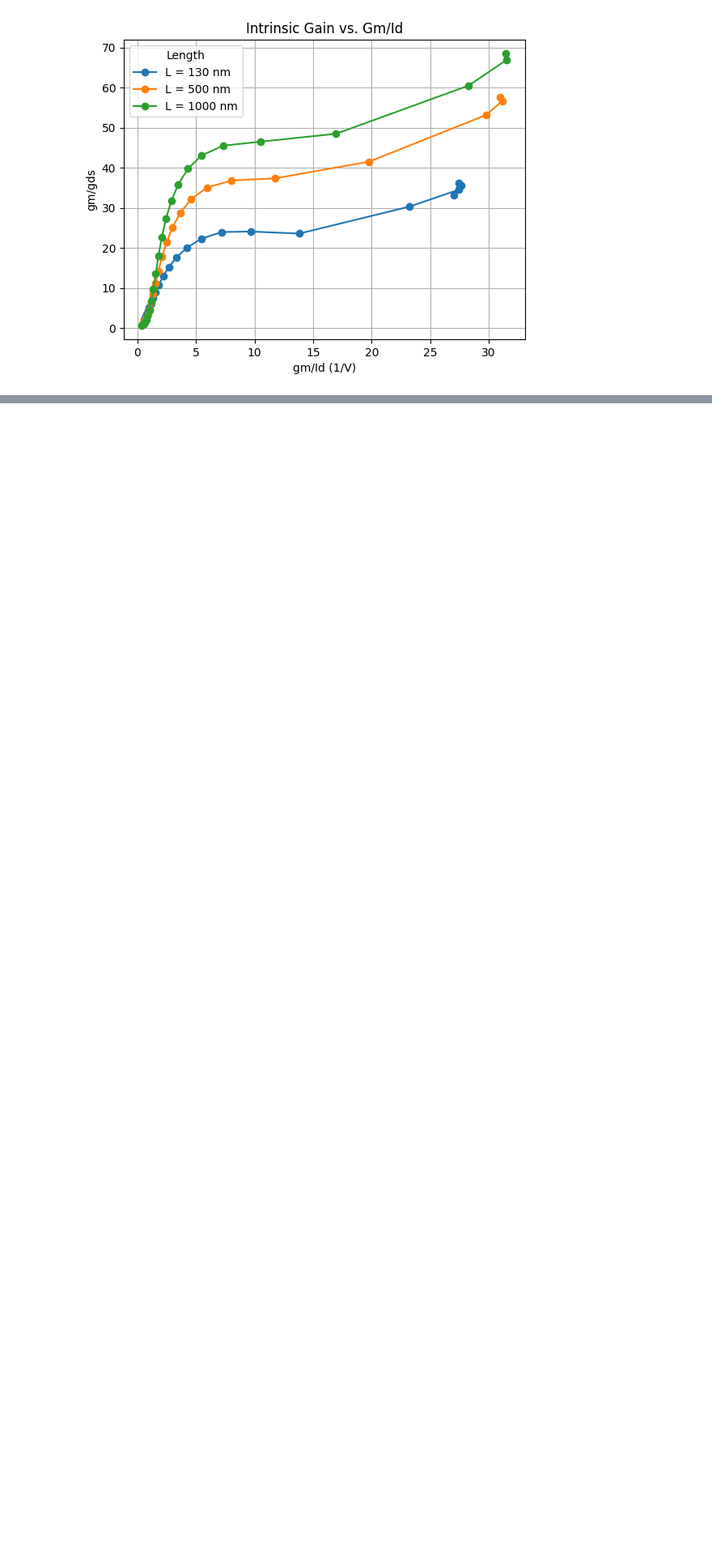
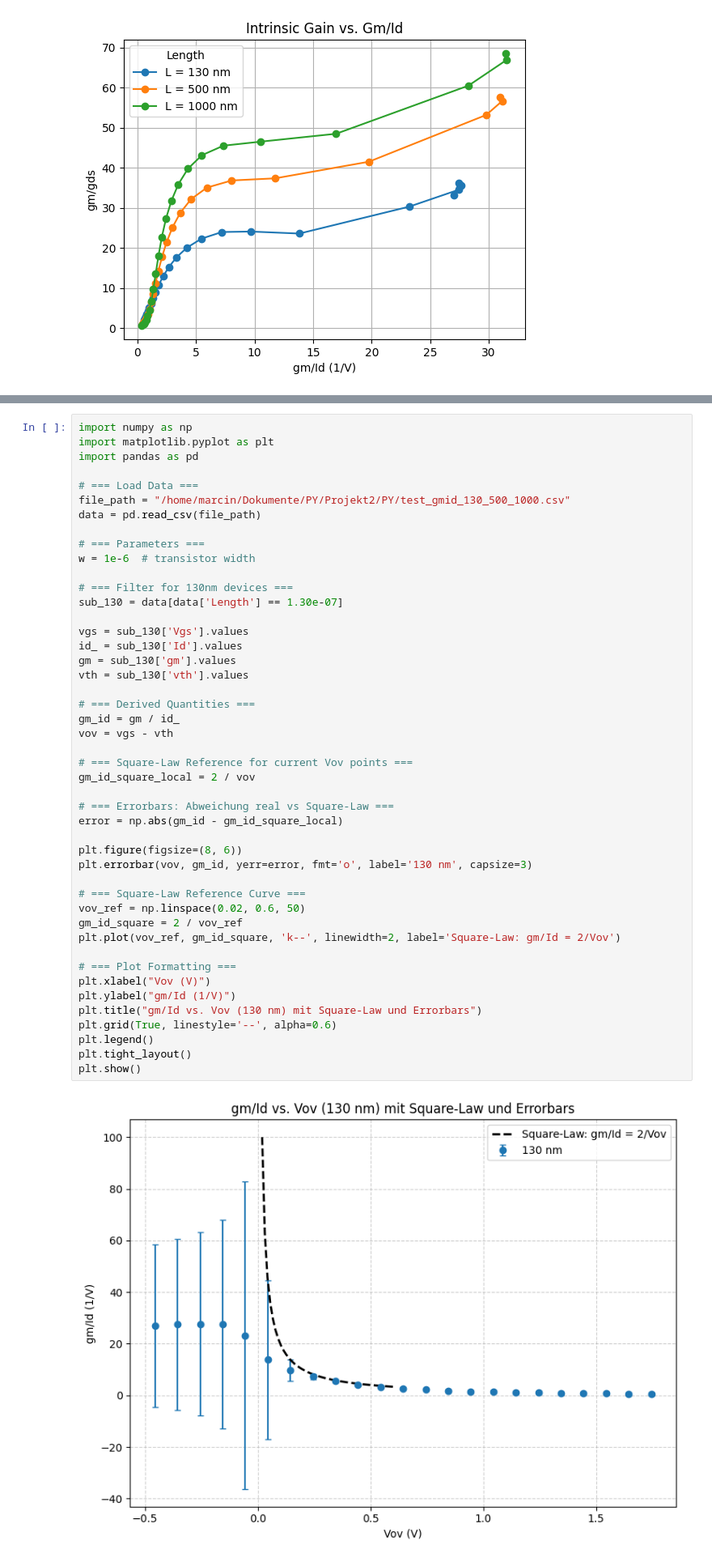
Before and after one commit to marcinmaslanka/PY, a Jupyter notebook: gm_id2.ipynb, the cells around one changed output, grey strips where cells are left out. Shown at 81% size. Drawn from its saved outputs; the diff is of its cells as text; blank space fills up the shorter version.

```diff
--- a/gm_id2.ipynb
+++ b/gm_id2.ipynb
@@ -609,3 +613,51 @@ fig.show()
 # %% [output]
 [figure]
 [figure]
+# %%
+import numpy as np
+import matplotlib.pyplot as plt
+import pandas as pd
+
+# === Load Data ===
+file_path = "/home/marcin/Dokumente/PY/Projekt2/PY/test_gmid_130_500_1000.csv"
+data = pd.read_csv(file_path)
+
+# === Parameters ===
+w = 1e-6  # transistor width
+
+# === Filter for 130nm devices ===
+sub_130 = data[data['Length'] == 1.30e-07]
+
+vgs = sub_130['Vgs'].values
+id_ = sub_130['Id'].values
+gm = sub_130['gm'].values
+vth = sub_130['vth'].values
+
+# === Derived Quantities ===
+gm_id = gm / id_
+vov = vgs - vth
+
+# === Square-Law Reference for current Vov points ===
+gm_id_square_local = 2 / vov
+
+# === Errorbars: Abweichung real vs Square-Law ===
+error = np.abs(gm_id - gm_id_square_local)
+
+plt.figure(figsize=(8, 6))
+plt.errorbar(vov, gm_id, yerr=error, fmt='o', label='130 nm', capsize=3)
+
+# === Square-Law Reference Curve ===
+vov_ref = np.linspace(0.02, 0.6, 50)
+gm_id_square = 2 / vov_ref
+plt.plot(vov_ref, gm_id_square, 'k--', linewidth=2, label='Square-Law: gm/Id = 2/Vov')
+
+# === Plot Formatting ===
+plt.xlabel("Vov (V)")
+plt.ylabel("gm/Id (1/V)")
+plt.title("gm/Id vs. Vov (130 nm) mit Square-Law und Errorbars")
+plt.grid(True, linestyle='--', alpha=0.6)
+plt.legend()
+plt.tight_layout()
+plt.show()
+# %% [output]
+[figure, added]
```
Also changed, not shown: parts of 3 cells of this notebook, 1 other file.
